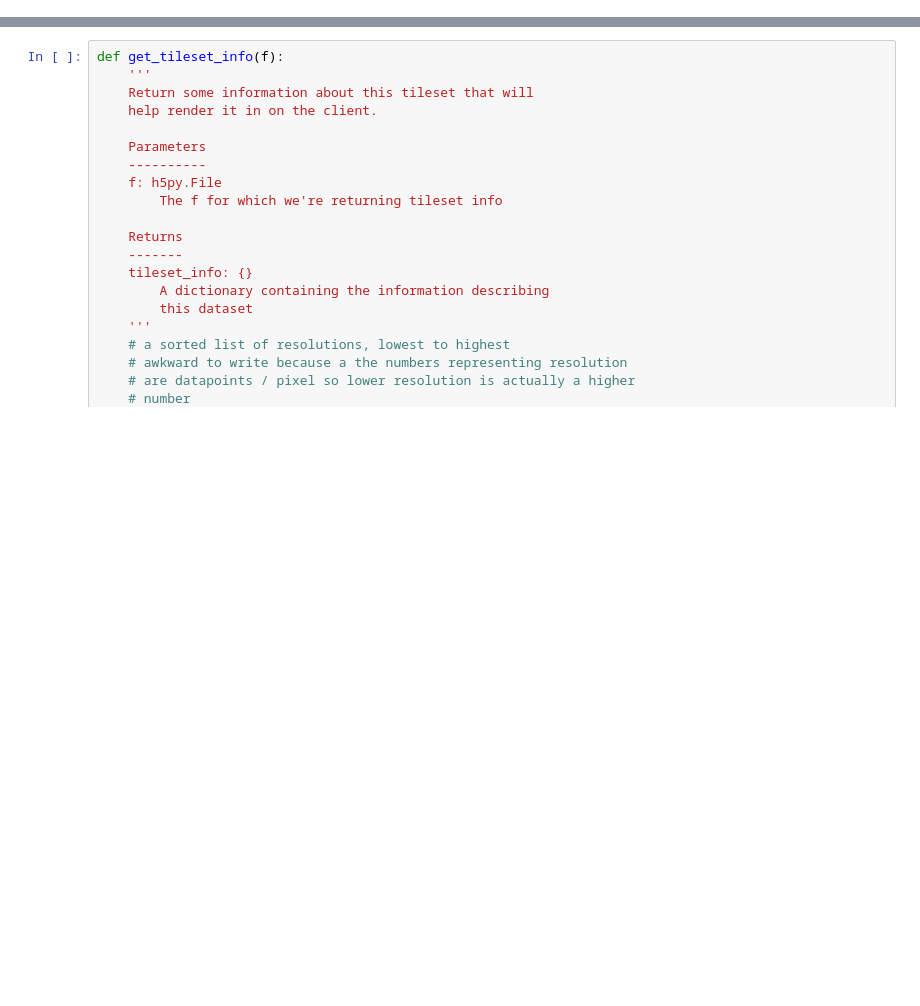
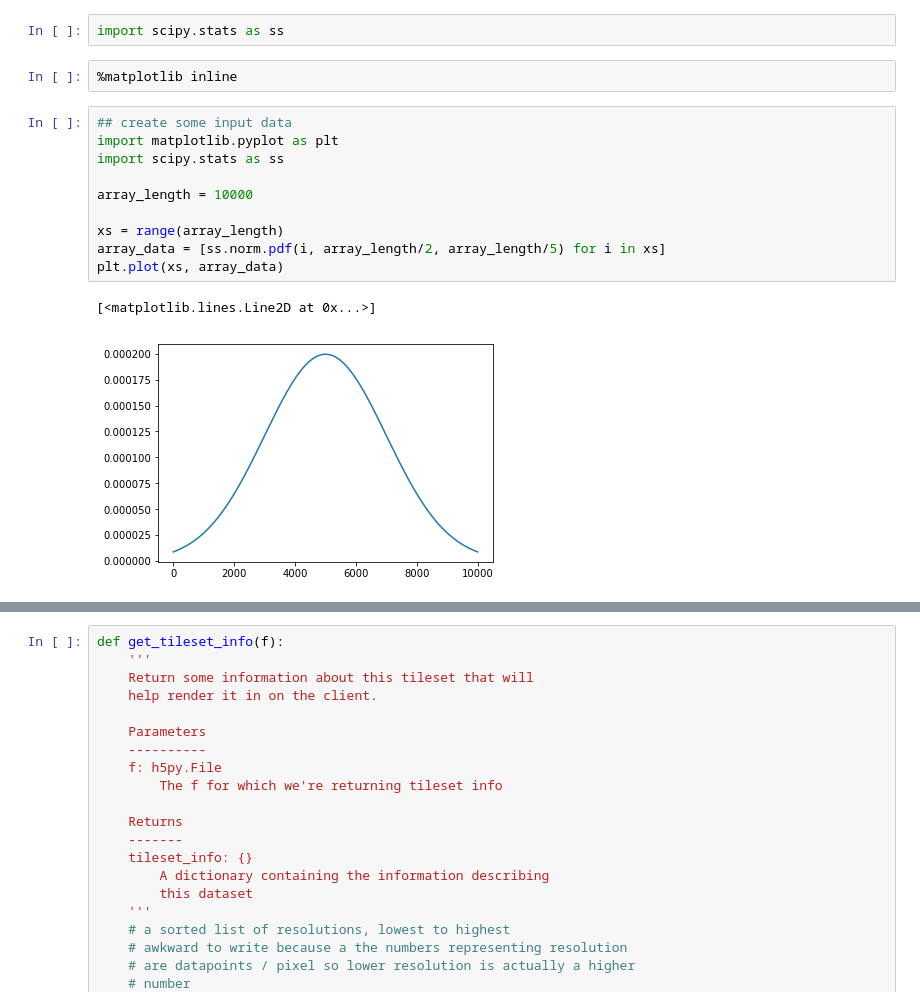
Before and after one commit to higlass/higlass, a Jupyter notebook: notebooks/Aggregating an array.ipynb, the cells around one changed output, grey strips where cells are left out. Cells and saved outputs as stored; diff of their text form; blank space fills up the shorter version.

Commit message:
Added an example with plots

```diff
--- a/notebooks/Aggregating an array.ipynb
+++ b/notebooks/Aggregating an array.ipynb
@@ -1,3 +1,20 @@
+# %%
+import scipy.stats as ss
+# %%
+%matplotlib inline
+# %%
+## create some input data
+import matplotlib.pyplot as plt
+import scipy.stats as ss
+
+array_length = 10000
+
+xs = range(array_length)
+array_data = [ss.norm.pdf(i, array_length/2, array_length/5) for i in xs]
+plt.plot(xs, array_data)
+# %% [output]
+[<matplotlib.lines.Line2D at 0x...>]
+[figure, added]
 # %%
 import h5py
 import math
```
Also changed, not shown: parts of 6 cells of this notebook.
